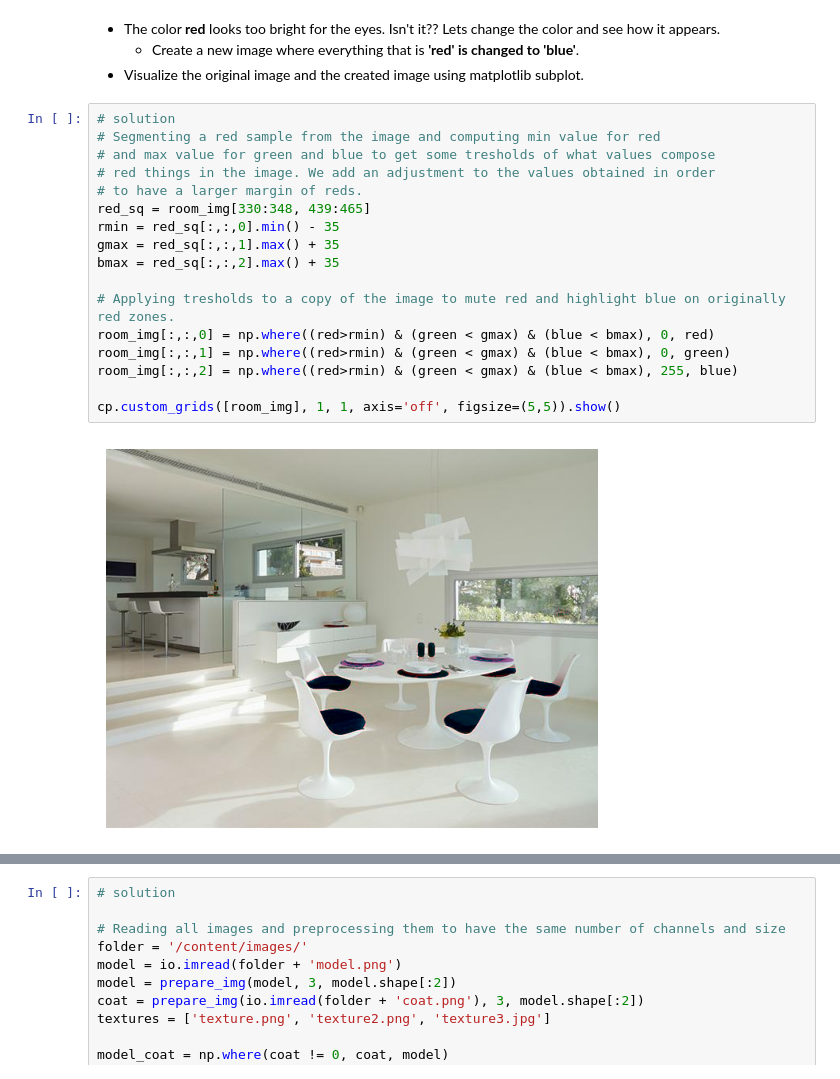
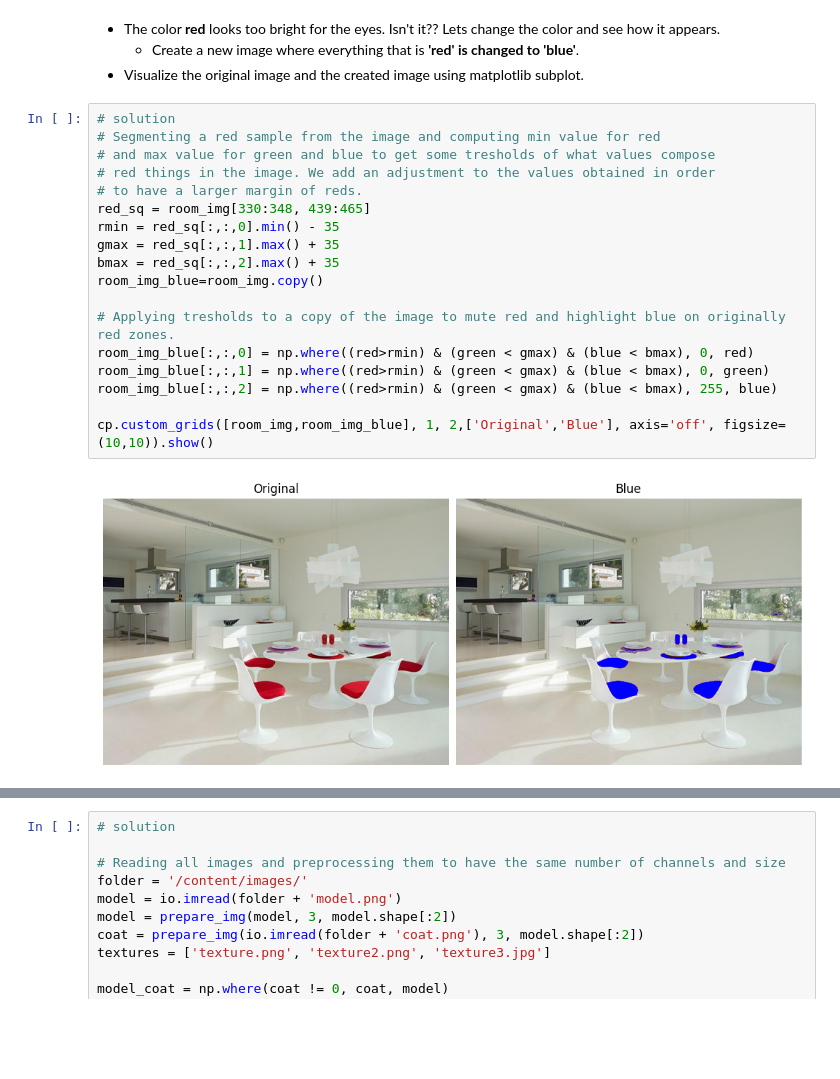
Before and after one commit to MarioROT/CV-MAI, a Jupyter notebook: Session 2/image_operators_and_filters.ipynb, the cells around one changed output, grey strips where cells are left out. Saved outputs shown, nothing was run; the diff lists cells and outputs as text; blank space fills up the shorter version.

```diff
--- a/Session 2/image_operators_and_filters.ipynb
+++ b/Session 2/image_operators_and_filters.ipynb
@@ -106,19 +119,20 @@ cp.custom_grids([red, green, blue], 1, 3, ['R', 'G', 'B'], axis='off', cmap='gra
 # %%
 # solution
 # Segmenting a red sample from the image and computing min value for red
 # and max value for green and blue to get some tresholds of what values compose
 # red things in the image. We add an adjustment to the values obtained in order
 # to have a larger margin of reds.
 red_sq = room_img[330:348, 439:465]
 rmin = red_sq[:,:,0].min() - 35
 gmax = red_sq[:,:,1].max() + 35
 bmax = red_sq[:,:,2].max() + 35
+room_img_blue=room_img.copy()
 
 # Applying tresholds to a copy of the image to mute red and highlight blue on originally red zones.
-room_img[:,:,0] = np.where((red>rmin) & (green < gmax) & (blue < bmax), 0, red)
-room_img[:,:,1] = np.where((red>rmin) & (green < gmax) & (blue < bmax), 0, green)
-room_img[:,:,2] = np.where((red>rmin) & (green < gmax) & (blue < bmax), 255, blue)
+room_img_blue[:,:,0] = np.where((red>rmin) & (green < gmax) & (blue < bmax), 0, red)
+room_img_blue[:,:,1] = np.where((red>rmin) & (green < gmax) & (blue < bmax), 0, green)
+room_img_blue[:,:,2] = np.where((red>rmin) & (green < gmax) & (blue < bmax), 255, blue)
 
-cp.custom_grids([room_img], 1, 1, axis='off', figsize=(5,5)).show()
+cp.custom_grids([room_img,room_img_blue], 1, 2,['Original','Blue'], axis='off', figsize=(10,10)).show()
 # %% [output]
-[figure, old version]
+[figure, new version]
```
Also changed, not shown: parts of 14 cells of this notebook.
